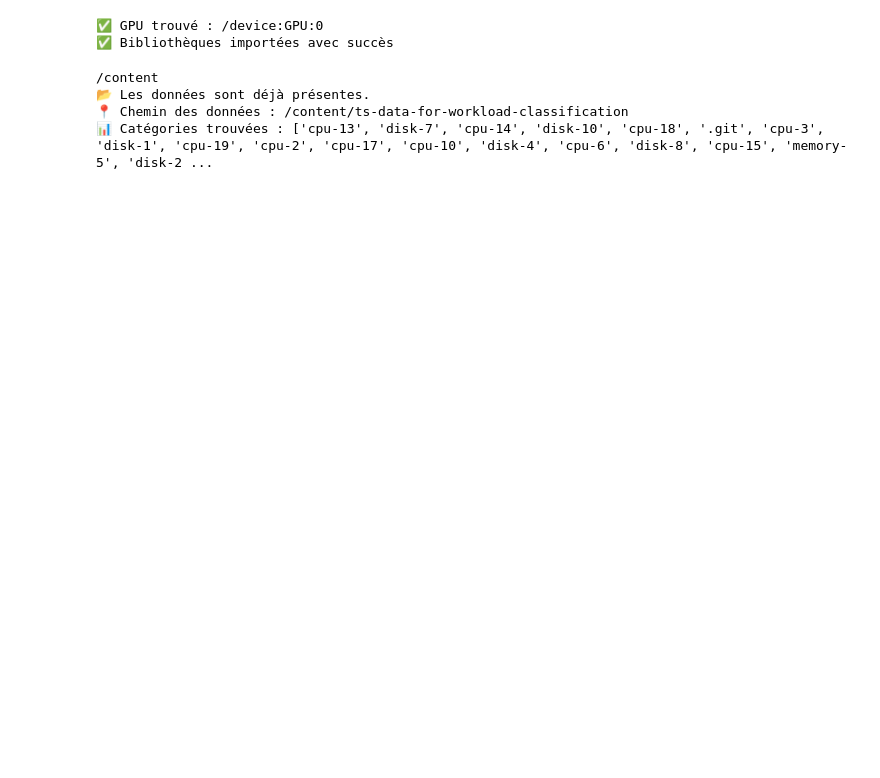
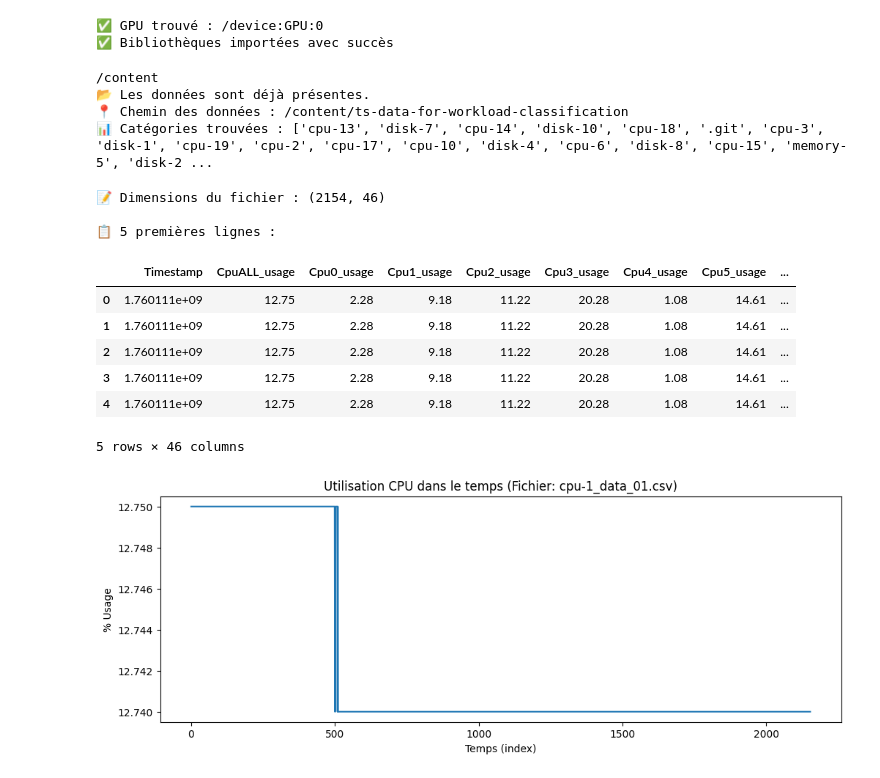
Before and after one commit to babycrashdev/m1_ia, a Jupyter notebook: Projet_ia.ipynb, the cells around one changed output. Cells and saved outputs as stored; diff of their text form; code cells hidden in the pictures; blank space fills up the shorter version.

Commit message:
feat(cpu-1): Load Data

```diff
--- a/Projet_ia.ipynb
+++ b/Projet_ia.ipynb
@@ -36,3 +36,31 @@ print(f"📊 Catégories trouvées : {categories}")
 📂 Les données sont déjà présentes.
 📍 Chemin des données : /content/ts-data-for-workload-classification
 📊 Catégories trouvées : ['cpu-13', 'disk-7', 'cpu-14', 'disk-10', 'cpu-18', '.git', 'cpu-3', 'disk-1', 'cpu-19', 'cpu-2', 'cpu-17', 'cpu-10', 'disk-4', 'cpu-6', 'disk-8', 'cpu-15', 'memory-5', 'disk-2 ...
+# %%
+# Charger un exemple
+sample_file = os.path.join(DATA_PATH, 'cpu-1', 'cpu-1_data_01.csv')
+df = pd.read_csv(sample_file)
+
+print("📝 Dimensions du fichier :", df.shape)
+print("\n📋 5 premières lignes :")
+display(df.head())
+
+# Visualisation simple du CPU global
+plt.figure(figsize=(12, 4))
+plt.plot(df['CpuALL_usage'])
+plt.title('Utilisation CPU dans le temps (Fichier: cpu-1_data_01.csv)')
+plt.xlabel('Temps (index)')
+plt.ylabel('% Usage')
+plt.show()
+# %% [output]
+📝 Dimensions du fichier : (2154, 46)
+
+📋 5 premières lignes :
+|  | Timestamp | CpuALL_usage | Cpu0_usage | Cpu1_usage | Cpu2_usage | Cpu3_usage | Cpu4_usage | Cpu5_usage | ... |
+| 0 | 1.760111e+09 | 12.75 | 2.28 | 9.18 | 11.22 | 20.28 | 1.08 | 14.61 | ... |
+| 1 | 1.760111e+09 | 12.75 | 2.28 | 9.18 | 11.22 | 20.28 | 1.08 | 14.61 | ... |
+| 2 | 1.760111e+09 | 12.75 | 2.28 | 9.18 | 11.22 | 20.28 | 1.08 | 14.61 | ... |
+| 3 | 1.760111e+09 | 12.75 | 2.28 | 9.18 | 11.22 | 20.28 | 1.08 | 14.61 | ... |
+| 4 | 1.760111e+09 | 12.75 | 2.28 | 9.18 | 11.22 | 20.28 | 1.08 | 14.61 | ... |
+5 rows × 46 columns
+[figure, added]
```
